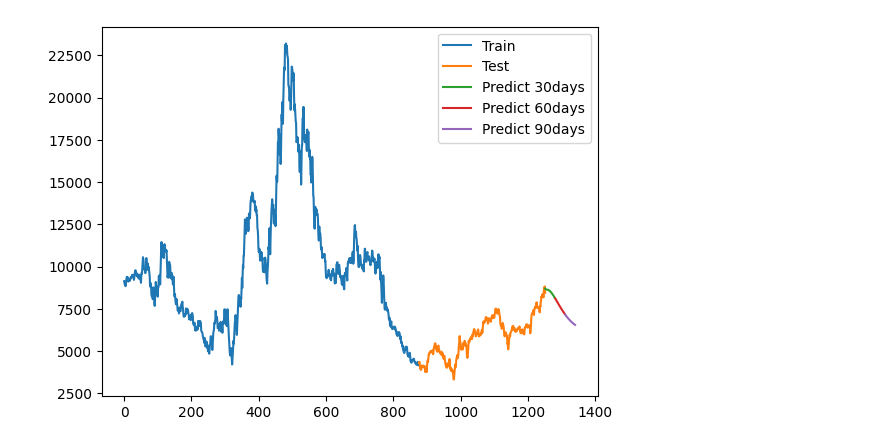
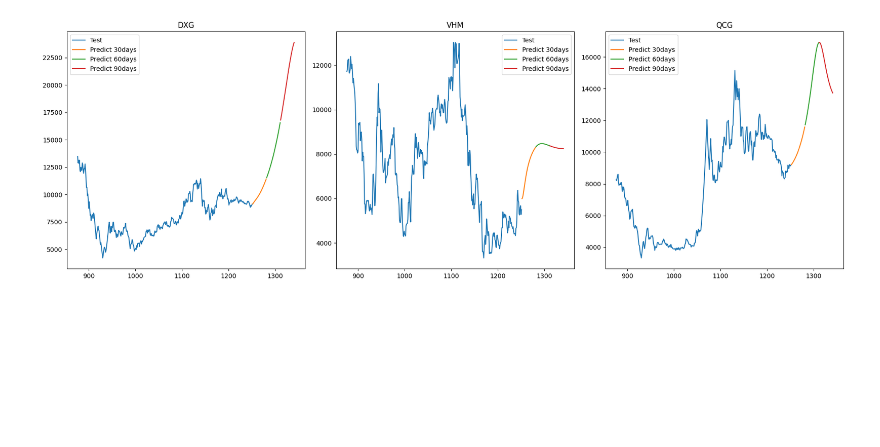
Before and after one commit to cngpc43/IS403.O21.HTCL, a Jupyter notebook: Models/LSTM/LSTM_7_3.ipynb, the cells around one changed output. Saved outputs shown, nothing was run; the diff lists cells and outputs as text; code cells hidden in the pictures; blank space fills up the shorter version.

Commit message:
Add LSTM File Correct

```diff
--- a/Models/LSTM/LSTM_7_3.ipynb
+++ b/Models/LSTM/LSTM_7_3.ipynb
@@ -90,8 +78,8 @@ qcg_dataset
 # %%
 # Reset Index cho cột close
-df1=dxg_dataset.reset_index()['Close']
-df2=vhm_dataset.reset_index()['Close']
-df3=qcg_dataset.reset_index()['Close']
+df1=dxg_sorted.reset_index()['Close']
+df2=vhm_sorted.reset_index()['Close']
+df3=qcg_sorted.reset_index()['Close']
 # %%
 # 3. Scaler data
 scaler=MinMaxScaler(feature_range=(0,1))
@@ -169,7 +157,7 @@ qcg_X_test = qcg_X_test.reshape(qcg_X_test.shape[0],qcg_X_test.shape[1] , 1)
 
 def build_tcn_model(timesteps):
     model=Sequential()
-    model.add(LSTM(50,return_sequences=True,input_shape=(time_step, 1)))
+    model.add(LSTM(50,return_sequences=True,input_shape=(timesteps, 1)))
     model.add(LSTM(50,return_sequences=True))
     model.add(LSTM(50))
     model.add(Dense(1))
@@ -402,25 +384,65 @@ print(qcg_lst_output)
 # %%
-# 14.Vẽ hình DXG
-dxg_train_data_index = pd.RangeIndex(start=0, stop=dxg_train_size, step=1)
-plt.plot(scaler.inverse_transform(dxg_train_data))
+fig, axs = plt.subplots(1, 3, figsize=(18, 6))
 
-dxg_test_data_index = pd.RangeIndex(start=dxg_train_size, stop=dxg_train_size+dxg_test_size, step=1)
-plt.plot(dxg_test_data_index,scaler.inverse_transform(dxg_test_data))
+# DXG
+# dxg_train_data_index = pd.RangeIndex(start=0, stop=dxg_train_size, step=1)
+# axs[0].plot(scaler.inverse_transform(dxg_train_data), label = "Train")
 
-# dxg_test_data_index = pd.RangeIndex(start=dxg_train_size+31, stop=dxg_train_size+dxg_test_size, step=1)
-# plt.plot(dxg_test_data_index,scaler.inverse_transform(dxg_y_pred))
+dxg_test_data_index = pd.RangeIndex(start=dxg_train_size, stop=dxg_train_size + dxg_test_size, step=1)
+axs[0].plot(dxg_test_data_index, scaler.inverse_transform(dxg_test_data), label='Test')
 
-predict_30_data_index = pd.RangeIndex(start=len(df1)-1, stop=len(df1)+29, step=1)
-plt.plot(predict_30_data_index,scaler.inverse_transform(dxg_lst_output[:30]))
+predict_30_data_index = pd.RangeIndex(start=len(df1), stop=len(df1)+30, step=1)
+axs[0].plot(predict_30_data_index,scaler.inverse_transform(dxg_lst_output[:30]), label = "Predict 30days")
 
-predict_60_data_index = pd.RangeIndex(start=len(df1)+29, stop=len(df1)+59, step=1)
-plt.plot(predict_60_data_index,scaler.inverse_transform(dxg_lst_output[30:60]))
+predict_60_data_index = pd.RangeIndex(start=len(df1)+30, stop=len(df1)+60, step=1)
+axs[0].plot(predict_60_data_index,scaler.inverse_transform(dxg_lst_output[30:60]), label = "Predict 60days")
 
-predict_90_data_index = pd.RangeIndex(start=len(df1)+59, stop=len(df1)+89, step=1)
-plt.plot(predict_90_data_index,scaler.inverse_transform(dxg_lst_output[60:90]))
+predict_90_data_index = pd.RangeIndex(start=len(df1)+60, stop=len(df1)+90, step=1)
+axs[0].plot(predict_90_data_index,scaler.inverse_transform(dxg_lst_output[60:90]), label = "Predict 90days")
 
-plt.legend(['Train','Test','Predict 30days' ,'Predict 60days' ,'Predict 90days'])
+axs[0].legend()
+axs[0].set_title('DXG')
+
+# VHM
+# vhm_train_data_index = pd.RangeIndex(start=0, stop=vhm_train_size, step=1)
+# axs[1].plot(scaler.inverse_transform(vhm_train_data), label = "Train")
+
+vhm_test_data_index = pd.RangeIndex(start=vhm_train_size, stop=vhm_train_size + vhm_test_size, step=1)
+axs[1].plot(vhm_test_data_index, scaler.inverse_transform(vhm_test_data), label='Test')
+
+predict_30_data_index = pd.RangeIndex(start=len(df2), stop=len(df2)+30, step=1)
+axs[1].plot(predict_30_data_index,scaler.inverse_transform(vhm_lst_output[:30]), label = "Predict 30days")
+
+predict_60_data_index = pd.RangeIndex(start=len(df2)+30, stop=len(df2)+60, step=1)
+axs[1].plot(predict_60_data_index,scaler.inverse_transform(vhm_lst_output[30:60]), label = "Predict 60days")
+
+predict_90_data_index = pd.RangeIndex(start=len(df2)+60, stop=len(df2)+90, step=1)
+axs[1].plot(predict_90_data_index,scaler.inverse_transform(vhm_lst_output[60:90]), label = "Predict 90days")
+
+axs[1].legend()
+axs[1].set_title('VHM')
+
+# QCG
+# qcg_train_data_index = pd.RangeIndex(start=0, stop=qcg_train_size, step=1)
+# axs[2].plot(scaler.inverse_transform(qcg_train_data), label = "Train")
+
+qcg_test_data_index = pd.RangeIndex(start=qcg_train_size, stop=qcg_train_size + qcg_test_size, step=1)
+axs[2].plot(qcg_test_data_index, scaler.inverse_transform(qcg_test_data), label='Test')
+
+predict_30_data_index = pd.RangeIndex(start=len(df3), stop=len(df3)+30, step=1)
+axs[2].plot(predict_30_data_index,scaler.inverse_transform(qcg_lst_output[:30]), label = "Predict 30days")
+
+predict_60_data_index = pd.RangeIndex(start=len(df3)+30, stop=len(df3)+60, step=1)
+axs[2].plot(predict_60_data_index,scaler.inverse_transform(qcg_lst_output[30:60]), label = "Predict 60days")
+
+predict_90_data_index = pd.RangeIndex(start=len(df3)+60, stop=len(df3)+90, step=1)
+axs[2].plot(predict_90_data_index,scaler.inverse_transform(qcg_lst_output[60:90]), label = "Predict 90days")
+
+axs[2].legend()
+axs[2].set_title('QCG')
+
+plt.tight_layout()
 plt.show()
 # %% [output]
-[figure, old version]
+[figure, new version]
 # %%
```
Also changed, not shown: parts of 9 cells of this notebook, 2 other files.
